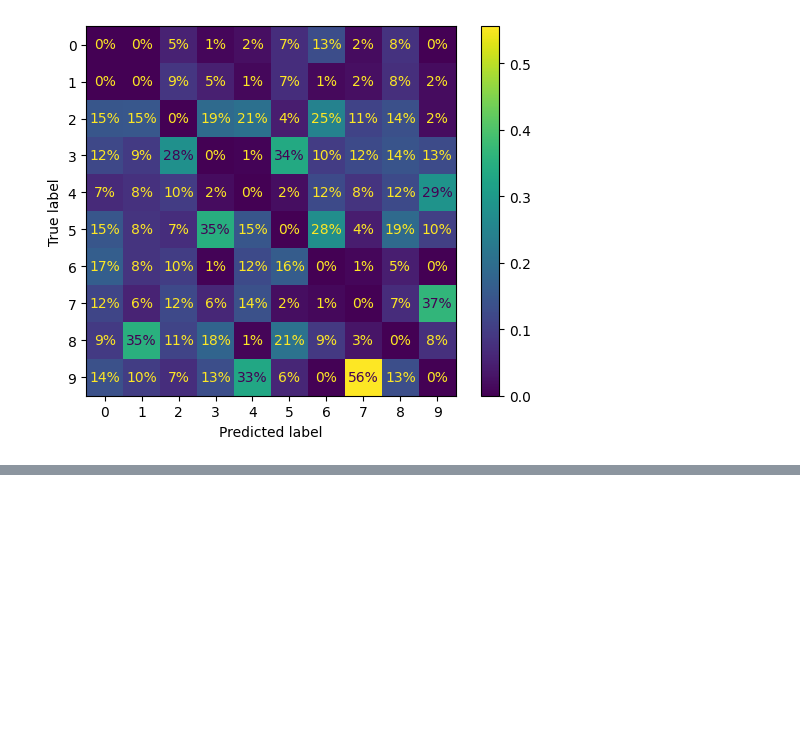
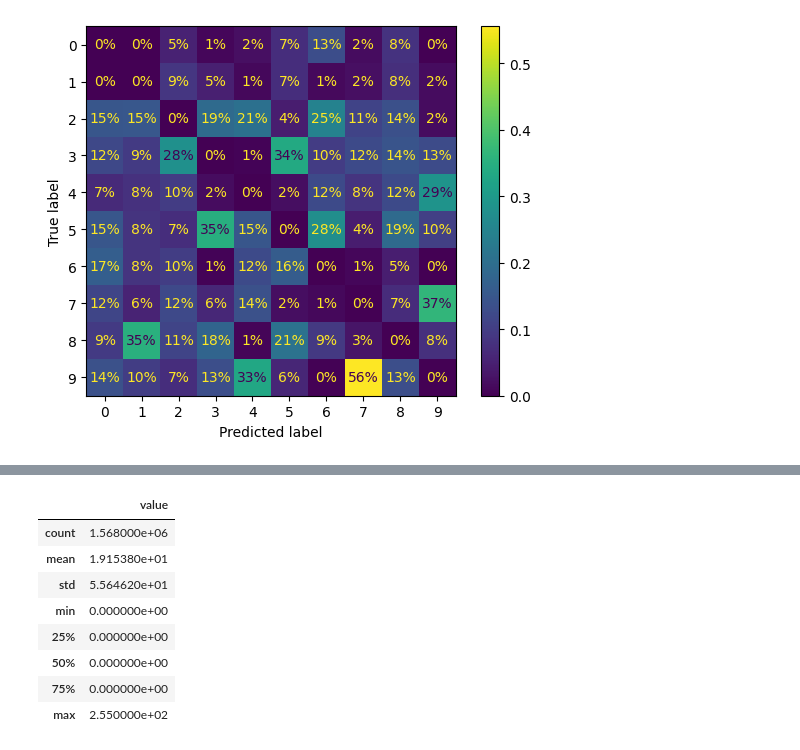
Before and after one commit to fractalate/study-geron-hands-on-machine-learning-with-scikit-learn-keras-and-tensorflow, a Jupyter notebook: Chapter 03/Notebook.ipynb, the cells around one changed output, grey strips where cells are left out. Saved outputs shown, nothing was run; the diff lists cells and outputs as text; code cells hidden in the pictures; blank space fills up the shorter version.

```diff
--- a/Chapter 03/Notebook.ipynb
+++ b/Chapter 03/Notebook.ipynb
@@ -435,0 +512,18 @@ plot_more_digits(XX_abab)
+# %%
+y_train_knn_clf_pred = cross_val_predict(knn_clf, X_train_mod[:2000], y_train_mod[:2000], cv=3, n_jobs=-1)
+differences = np.abs(y_train_mod[:2000] - y_train_knn_clf_pred)
+# %%
+pd.DataFrame(
+    differences.reshape(differences.shape[0] * differences.shape[1], 1),
+    columns=["value"],
+).describe()
+# %% [output]
+|  | value |
+| count | 1.568000e+06 |
+| mean | 1.915380e+01 |
+| std | 5.564620e+01 |
+| min | 0.000000e+00 |
+| 25% | 0.000000e+00 |
+| 50% | 0.000000e+00 |
+| 75% | 0.000000e+00 |
+| max | 2.550000e+02 |
```
Also changed, not shown: parts of 25 cells of this notebook, 3 other files.
